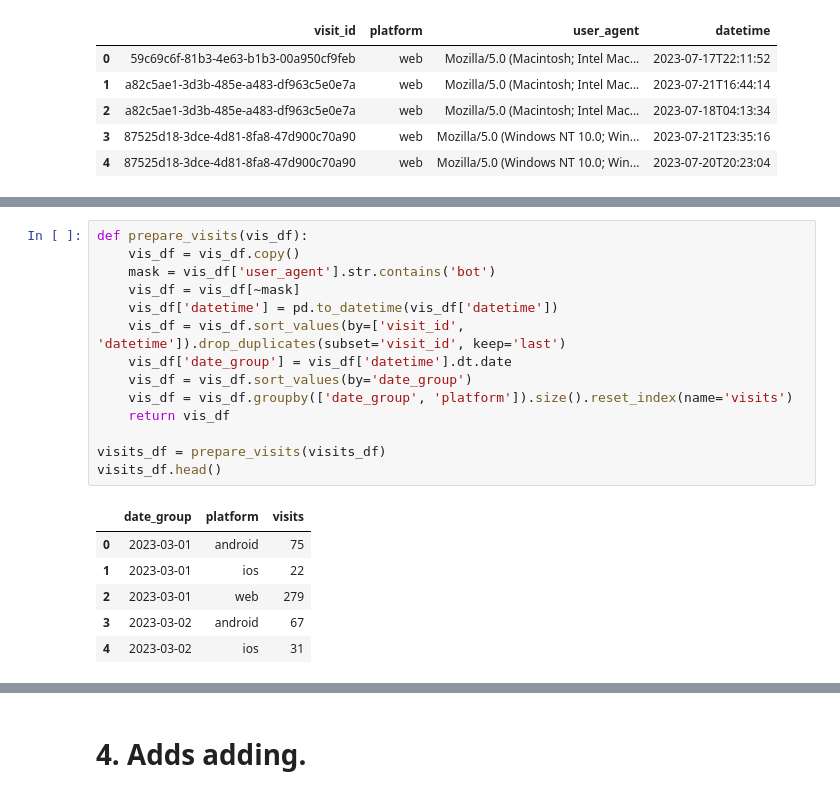
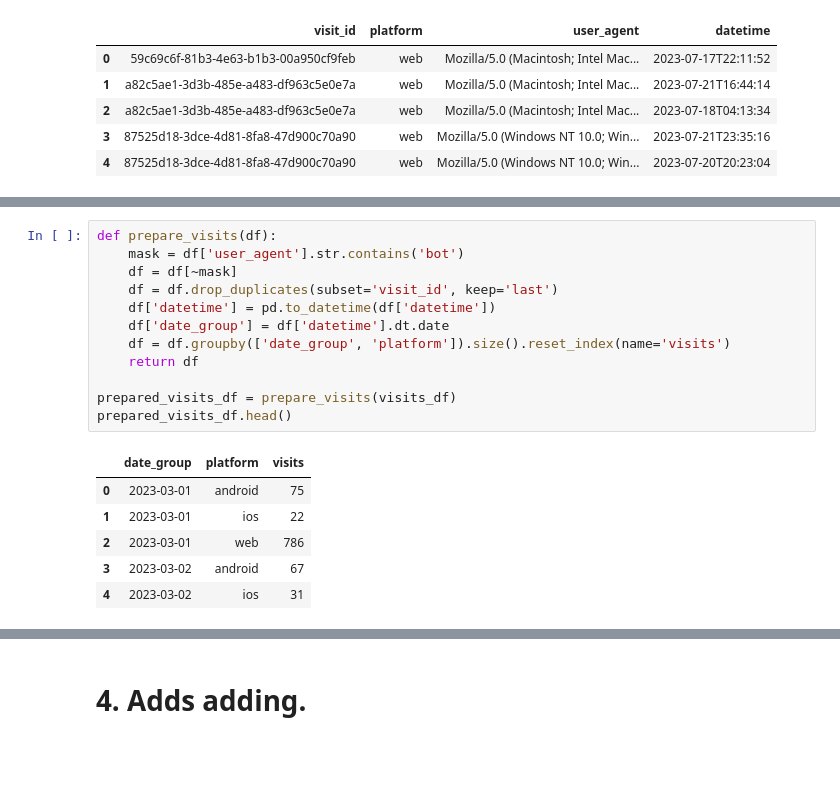
Before and after one commit to mrvdanilov/python-for-data-analysts-project-100, a Jupyter notebook: charts_project.ipynb, the cells around one changed output, grey strips where cells are left out. Cells and saved outputs as stored; diff of their text form; blank space fills up the shorter version.

```diff
--- a/charts_project.ipynb
+++ b/charts_project.ipynb
@@ -51,24 +51,22 @@ regs_df.head()
 | 3 | 2023-03-01T00:04:47 | 3e9914e1-5d73-4c23-b25d-b59a3aeb2b60 | halldavid@example.org | web | email |
 | 4 | 2023-03-01T18:31:52 | 27f875fc-f8ce-4aeb-8722-0ecb283d0760 | denise86@example.net | web | google |
 # %%
-def prepare_visits(vis_df):
-    vis_df = vis_df.copy()
-    mask = vis_df['user_agent'].str.contains('bot')
-    vis_df = vis_df[~mask]
-    vis_df['datetime'] = pd.to_datetime(vis_df['datetime'])
-    vis_df = vis_df.sort_values(by=['visit_id', 'datetime']).drop_duplicates(subset='visit_id', keep='last')
-    vis_df['date_group'] = vis_df['datetime'].dt.date
-    vis_df = vis_df.sort_values(by='date_group')
-    vis_df = vis_df.groupby(['date_group', 'platform']).size().reset_index(name='visits')
-    return vis_df
+def prepare_visits(df):
+    mask = df['user_agent'].str.contains('bot')
+    df = df[~mask]
+    df = df.drop_duplicates(subset='visit_id', keep='last')
+    df['datetime'] = pd.to_datetime(df['datetime'])
+    df['date_group'] = df['datetime'].dt.date
+    df = df.groupby(['date_group', 'platform']).size().reset_index(name='visits')
+    return df
 
-visits_df = prepare_visits(visits_df)
-visits_df.head()
+prepared_visits_df = prepare_visits(visits_df)
+prepared_visits_df.head()
 # %% [output]
 |  | date_group | platform | visits |
 | 0 | 2023-03-01 | android | 75 |
 | 1 | 2023-03-01 | ios | 22 |
-| 2 | 2023-03-01 | web | 279 |
+| 2 | 2023-03-01 | web | 786 |
 | 3 | 2023-03-02 | android | 67 |
 | 4 | 2023-03-02 | ios | 31 |
 # %%
```
Also changed, not shown: parts of 16 cells of this notebook, 2 other files.
